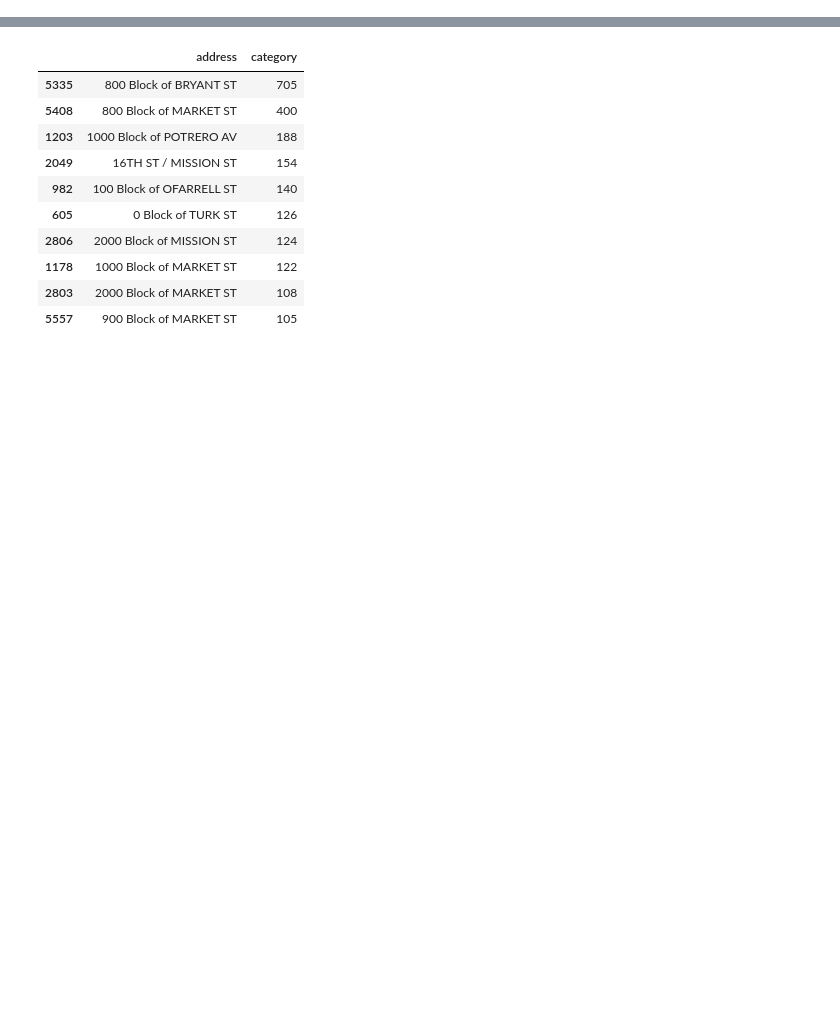
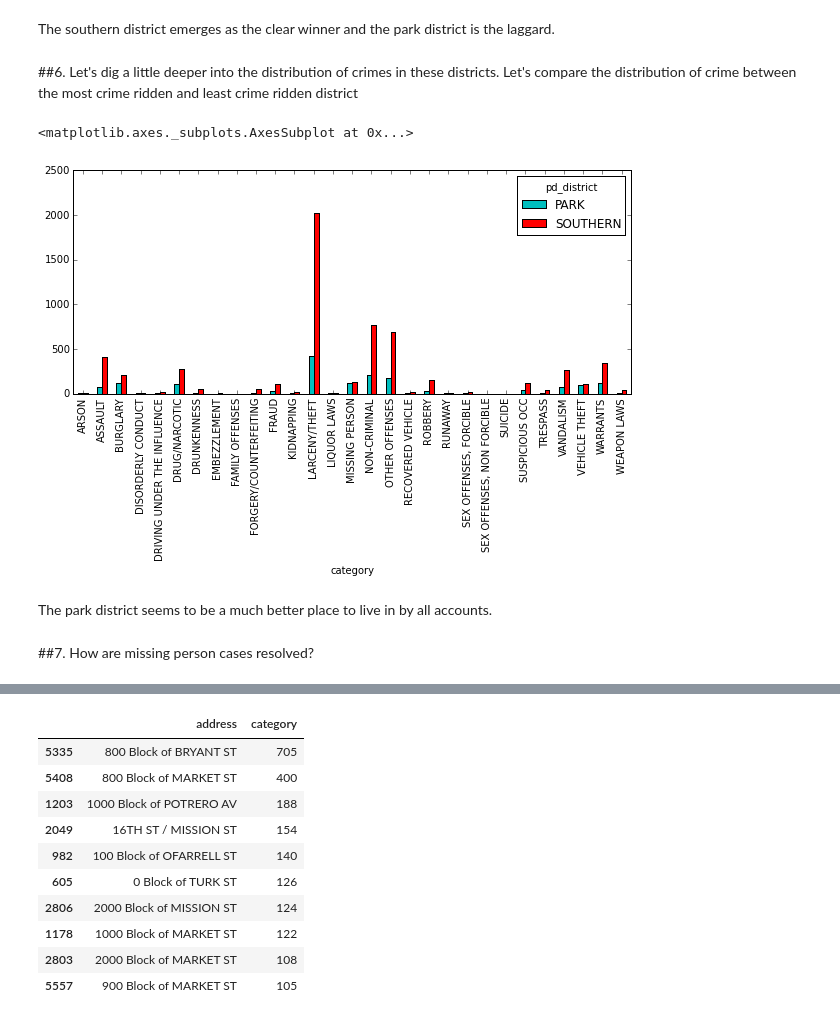
Before and after one commit to Prnbs/SlideRule, a Jupyter notebook: DataStory/San Francisco crime report.ipynb, the cells around one changed output, grey strips where cells are left out. Drawn from its saved outputs; the diff is of its cells as text; code cells hidden in the pictures; blank space fills up the shorter version.

```diff
--- a/DataStory/sf_crime_report.ipynb
+++ b/DataStory/San Francisco crime report.ipynb
@@ -169,0 +66,17 @@ See the the caveats in the documentation: http://pandas.pydata.org/pandas-docs/s
+# %% [markdown]
+The southern district emerges as the clear winner and the park district is the laggard.
+# %% [markdown]
+##6. Let's dig a little deeper into the distribution of crimes in these districts.
+Let's compare the distribution of crime between the most crime ridden and least crime ridden district
+# %%
+df_southern = df_sf[(df_sf.pd_district=='SOUTHERN') | (df_sf.pd_district=='PARK')]
+df_southern = df_southern[['category', 'pd_district']]
+colours = ['c', 'r']
+df_southern.groupby([df_southern.pd_district, df_southern.category]).size().unstack(0).plot(kind='bar',color=colours, figsize=(10,4))
+# %% [output]
+<matplotlib.axes._subplots.AxesSubplot at 0x...>
+[figure, added]
+# %% [markdown]
+The park district seems to be a much better place to live in by all accounts.
+# %% [markdown]
+##7. How are missing person cases resolved?
```
Also changed, not shown: parts of 57 cells of this notebook.
